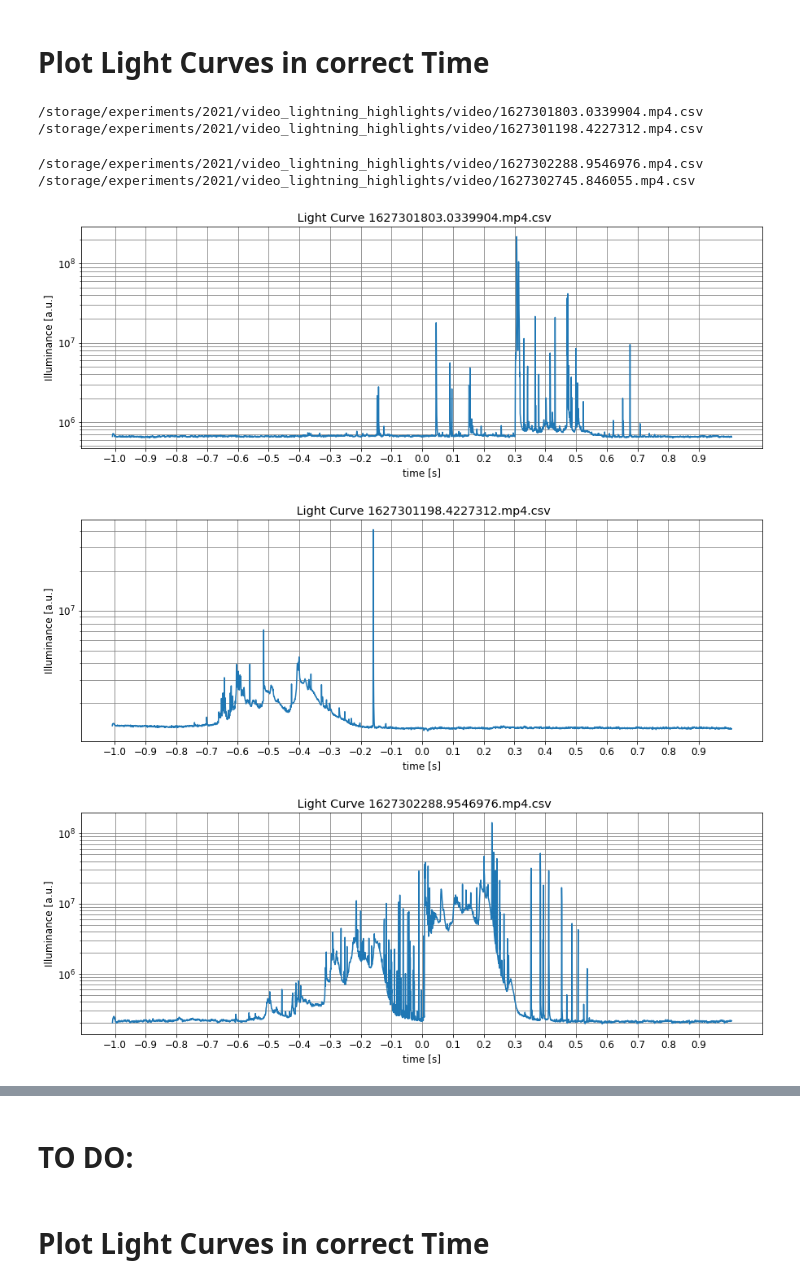
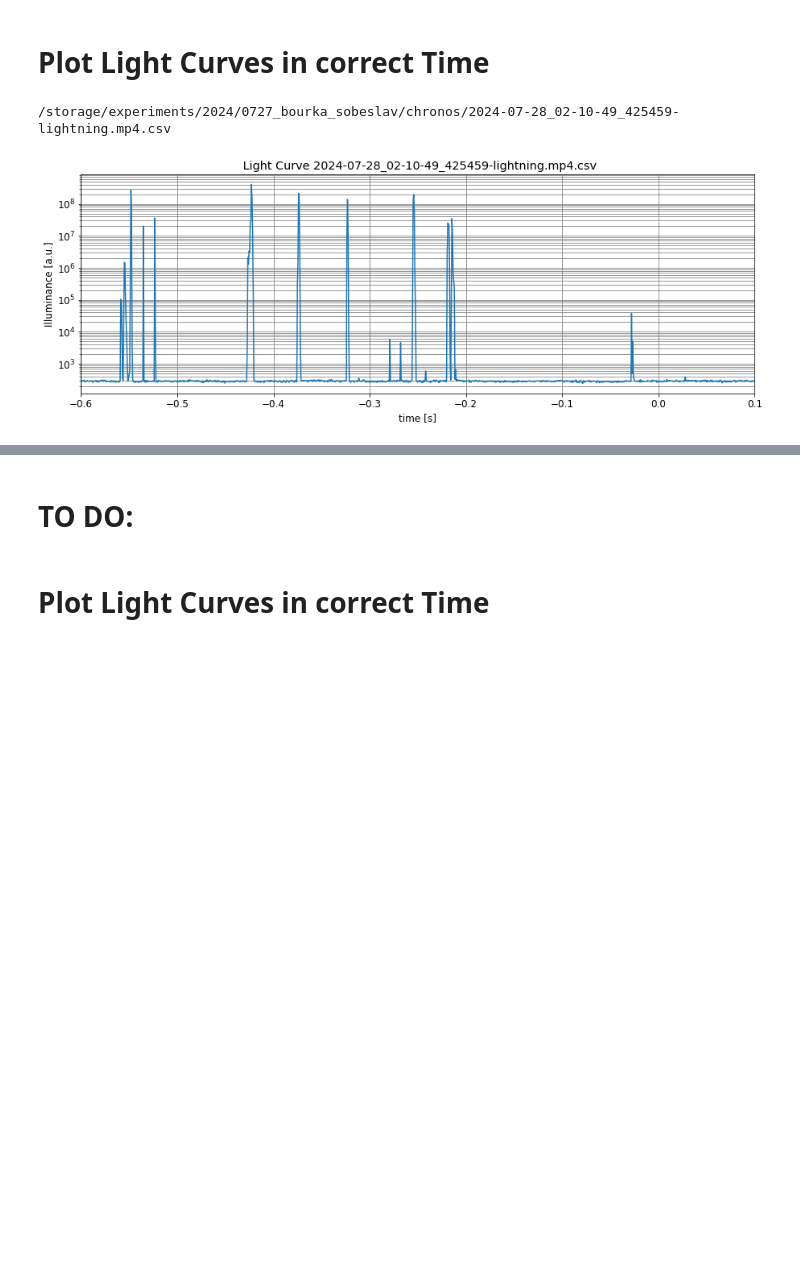
Before and after one commit to ODZ-UJF-AV-CR/thesis_parallella, a Jupyter notebook: notebooks/videos2022-P.ipynb, the cells around one changed output, grey strips where cells are left out. Saved outputs shown, nothing was run; the diff lists cells and outputs as text; code cells hidden in the pictures; blank space fills up the shorter version.

```diff
--- a/notebooks/videos2022-P.ipynb
+++ b/notebooks/videos2022-P.ipynb
@@ -113,15 +120,15 @@ Bitová hloubka obrázku: 16 bitů
 # %%
 def map_to_color(image):
     # Rozdělení 16bitové hodnoty na dva 8bitové kanály
-    #high_byte = (image >> 0) & 0xFF  # Horní 8 bitů
-    high_byte = ((image >> 0) & 0x80) | ((image >> 1) & 0x80) #| ((image << 1) & 0x80) | ((image << 2) & 0x80)   # Horní 8 bitů
-    low_byte = (image >> 5) & 0xFF  # Dolní 4 bity
-    mid_byte = (image >> 6) & 0xFF  # Dolní 4 bity
+    high_byte = (image >> 0) & 0xFF  # Horní 8 bitů
+    #high_byte = ((image >> 0) & 0x80) | ((image >> 1) & 0x80) #| ((image << 1) & 0x80) | ((image << 2) & 0x80)   # Horní 8 bitů
+    low_byte = (image >> 8) & 0xFF  # Dolní 4 bity
+    #mid_byte = (image >> 6) & 0xFF  # Dolní 4 bity
 
     # Vytvoření třikanálového obrazu pro uložení dvou kanálů
     color_image = np.zeros((image.shape[0], image.shape[1], 3), dtype=np.uint8)
     color_image[:, :, 0] = high_byte  # První barevný kanál
-    color_image[:, :, 1] = high_byte   # Druhý barevný kanál
+    color_image[:, :, 1] = low_byte   # Druhý barevný kanál
     # Třetí kanál můžete použít dle potřeby, např. kopii jednoho z předchozích
     color_image[:, :, 2] = high_byte
 
@@ -130,6 +137,8 @@ def map_to_color(image):
 # Definujte cestu k vašim TIFF obrázkům a výstupnímu videu
 input_folder = '/storage/experiments/2022/0826_bourka_staryvestec_CAR0/chronos/2022-08-26-16-11-32.607715-lightning'
 output_video = '/storage/experiments/2022/0826_bourka_staryvestec_CAR0/chronos/color/output_video.mp4'
+input_folder = '/storage/experiments/2024/0727_bourka_sobeslav/chronos/2024-07-28_02-10-49_425459-lightning'
+output_video = '/storage/experiments/2024/0727_bourka_sobeslav/chronos/color/output_video.mp4'
 
 # Načtení všech TIFF obrázků
 tiff_files = sorted([f for f in os.listdir(input_folder) if f.endswith('.tiff')])
@@ -482,7 +479,7 @@ try:
 except:
     pass
 
-for f in glob.iglob(directory + "/*11-*.mp4"): # generator, search immediate subdirectories
+for f in glob.iglob(directory + "/*10-48*.mp4"): # generator, search immediate subdirectories
     s = f.split('/')
     st = s[len(s)-1]
     print(st)
@@ -649,17 +647,17 @@ for f in glob.iglob(directory + "/*11-*.mp4"): # generator, search immediate sub
             break
 
         count = count + 1
-        if((count>1)):
+        if((count>1700)and(count<2500)):
             for n in range(0,256):
                 for i in range(round(width)-20,round(width)):
                     frame[n+20,i] = n
 
             #(B, G, R) = cv2.split(frame)
             #frame = cv2.merge([B,B,B])
-            #frame_log = log(42,frame)
-            frame_color = frame[:round(width)-40]
+            frame_log = log(60,frame)
+            frame_color = frame_log[:round(width)-40]
 
-            #frame_color = cv2.applyColorMap(frame_color, cv2.COLORMAP_JET)
+            frame_color = cv2.applyColorMap(frame_color, cv2.COLORMAP_JET)
 
             color = (0, 255, 0) # green
             cv2.circle(frame_color, center_coordinates, radius, color, 1, cv2.LINE_AA)
@@ -960,7 +958,7 @@ fig = plt.figure(figsize=(15,80))
 plt.rc('font', size=12)
 
 i = 0
-for f in glob.iglob(directory + "/video/*.mp4.csv"): # generator, search immediate subdirectories
+for f in glob.iglob(directory + "/*.mp4.csv"): # generator, search immediate subdirectories
     try:
         s = f.split('/')
         st = s[len(s)-1]
@@ -975,11 +973,11 @@ for f in glob.iglob(directory + "/video/*.mp4.csv"): # generator, search immedia
         plt.ylabel('Illuminance [a.u.]')
         plt.grid(visible=True, which='major', color='grey', linestyle='-')
         plt.grid(visible=True, which='minor', color='grey', linestyle='-')
-        plt.xticks(np.arange(0, 4000, 500))
+        plt.xticks(np.arange(0, 5000, 500))
         i += 1
     except:
         pass
 
 
-fig.savefig(directory + '/video/output/list.png')
+fig.savefig(directory + '/output/list.png')
 # %% [output]
@@ -991,33 +987,30 @@ fig.savefig(directory + '/video/output/list.png')
 # %% [markdown]
 # Plot Light Curves in correct Time
 # %%
-for f in glob.iglob(directory + "/video/*.mp4.csv"): # generator, search immediate subdirectories
+for f in glob.iglob(directory + "/*10-49*.mp4.csv"): # generator, search immediate subdirectories
     try:
         s = f.split('/')
         st = s[len(s)-1]
         print(f)
         y = pd.read_csv(f)
-        y['time'] = (y.index - 1613)*(1/1600)
+        y['time'] = (y.index - (4838/2))*(3/4838)
 
         plt.figure(figsize=(15,5))
         plt.rc('font', size=12)
 
         plt.plot(y['time'],y['0'])
         plt.yscale('log')
+        #plt.ylim(200,1e3)
+        plt.xlim(-0.6,0.1)
         plt.title(' Light Curve ' + st)
         plt.xlabel('time [s]')
         plt.ylabel('Illuminance [a.u.]')
-        plt.grid(b=True, which='major', color='grey', linestyle='-')
-        plt.grid(b=True, which='minor', color='grey', linestyle='-')
-        plt.xticks(np.arange(-1, 1, 0.1))
+        plt.grid(which='major', color='grey', linestyle='-')
+        plt.grid(which='minor', color='grey', linestyle='-')
+        #plt.xticks(np.arange(-1, 1, 0.1))
 
     except:
         pass
 # %% [output]
-/storage/experiments/2021/video_lightning_highlights/video/1627301803.0339904.mp4.csv
-/storage/experiments/2021/video_lightning_highlights/video/1627301198.4227312.mp4.csv
+/storage/experiments/2024/0727_bourka_sobeslav/chronos/2024-07-28_02-10-49_425459-lightning.mp4.csv
-/storage/experiments/2021/video_lightning_highlights/video/1627302288.9546976.mp4.csv
-/storage/experiments/2021/video_lightning_highlights/video/1627302745.846055.mp4.csv
-[figure, old version]
+[figure, new version]
-[figure, removed]
-[figure, removed]
```
Also changed, not shown: parts of 21 cells of this notebook, 10 other files.
